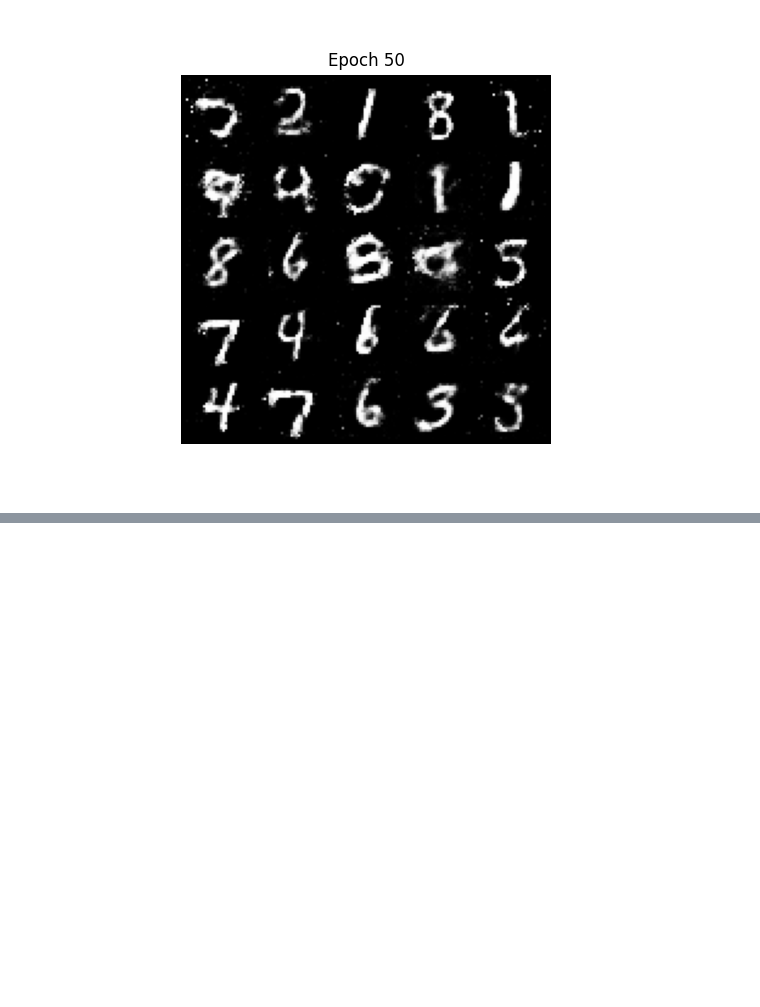
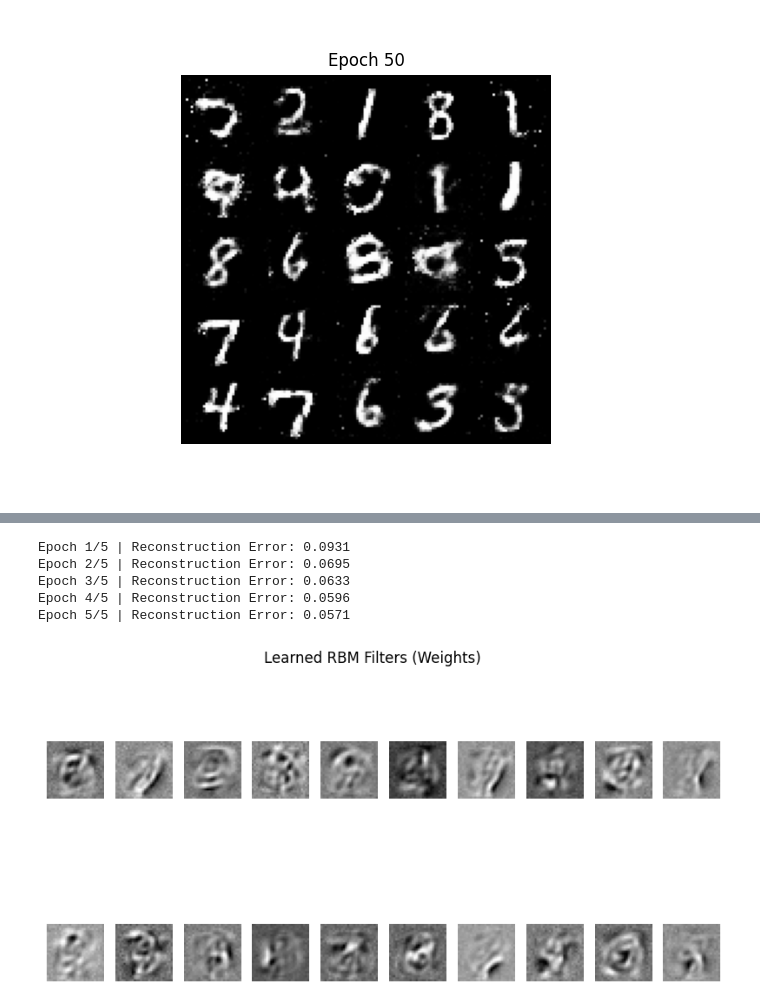
Before and after one commit to Nehasatheesh04/Deep_Learning, a Jupyter notebook: DL.ipynb, the cells around one changed output, grey strips where cells are left out. Cells and saved outputs as stored; diff of their text form; code cells hidden in the pictures; blank space fills up the shorter version.

```diff
--- a/DL.ipynb
+++ b/DL.ipynb
@@ -194,0 +265,45 @@ Displaying image from Epoch 50:
+# %%
+# Train the RBM using Contrastive Divergence
+rbm = RBM()
+lr = 0.1
+epochs = 5
+recon_errors = []
+
+for epoch in range(epochs):
+    epoch_error = 0
+    for batch, _ in train_loader:
+        v0 = batch.view(-1, 784)
+        ph0, h0 = rbm.v_to_h(v0)
+        pvk, vk = rbm.h_to_v(h0)
+        phk, hk = rbm.v_to_h(vk)
+
+        # Update weights and biases (CD-1)
+        rbm.W.data += lr * ((torch.matmul(ph0.t(), v0) - torch.matmul(phk.t(), vk)) / v0.size(0))
+        rbm.v_bias.data += lr * torch.mean(v0 - vk, dim=0)
+        rbm.h_bias.data += lr * torch.mean(ph0 - phk, dim=0)
+
+        # Reconstruction error for this batch
+        batch_error = torch.mean((v0 - vk) ** 2)
+        epoch_error += batch_error.item()
+
+    avg_error = epoch_error / len(train_loader)
+    recon_errors.append(avg_error)
+    print(f"Epoch {epoch+1}/{epochs} | Reconstruction Error: {avg_error:.4f}")
+# %% [output]
+Epoch 1/5 | Reconstruction Error: 0.0931
+Epoch 2/5 | Reconstruction Error: 0.0695
+Epoch 3/5 | Reconstruction Error: 0.0633
+Epoch 4/5 | Reconstruction Error: 0.0596
+Epoch 5/5 | Reconstruction Error: 0.0571
+# %%
+# Visualize the learned weights (filters)
+with torch.no_grad():
+    plt.figure(figsize=(10, 5))
+    for i in range(20):
+        plt.subplot(2, 10, i + 1)
+        plt.imshow(rbm.W[i].view(28, 28).detach().numpy(), cmap='gray')
+        plt.axis('off')
+    plt.suptitle("Learned RBM Filters (Weights)")
+    plt.show()
+# %% [output]
+[figure, added]
```
Also changed, not shown: parts of 9 cells of this notebook.
